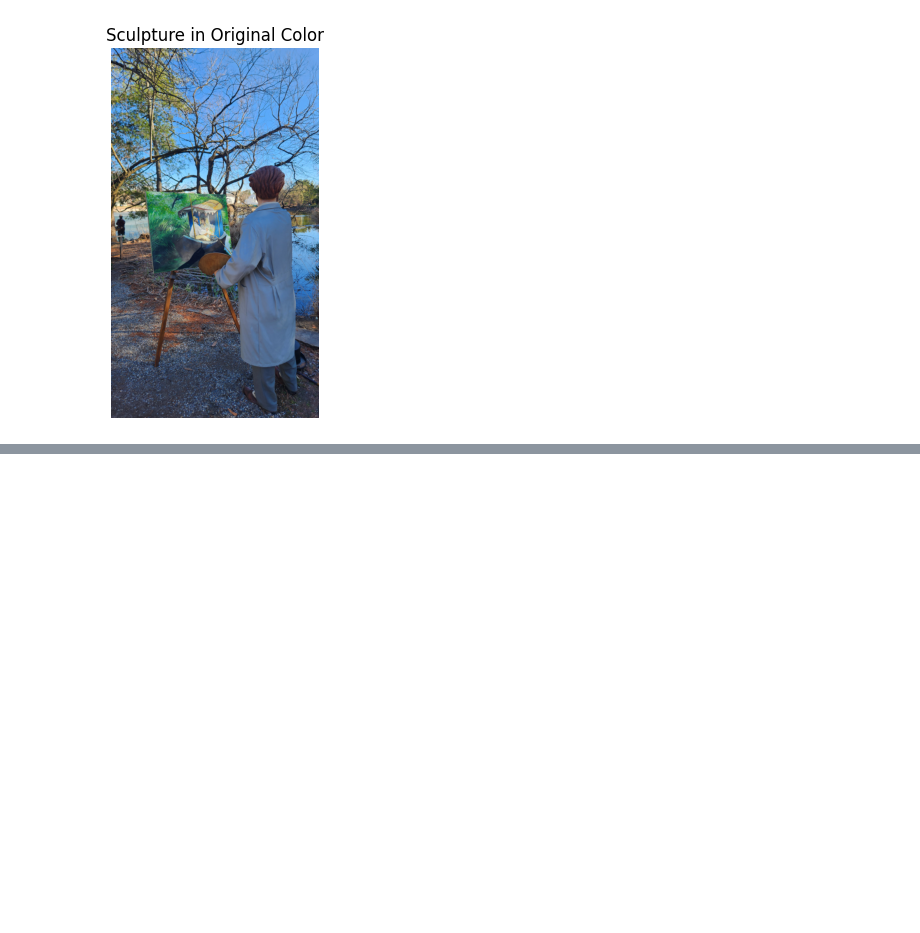
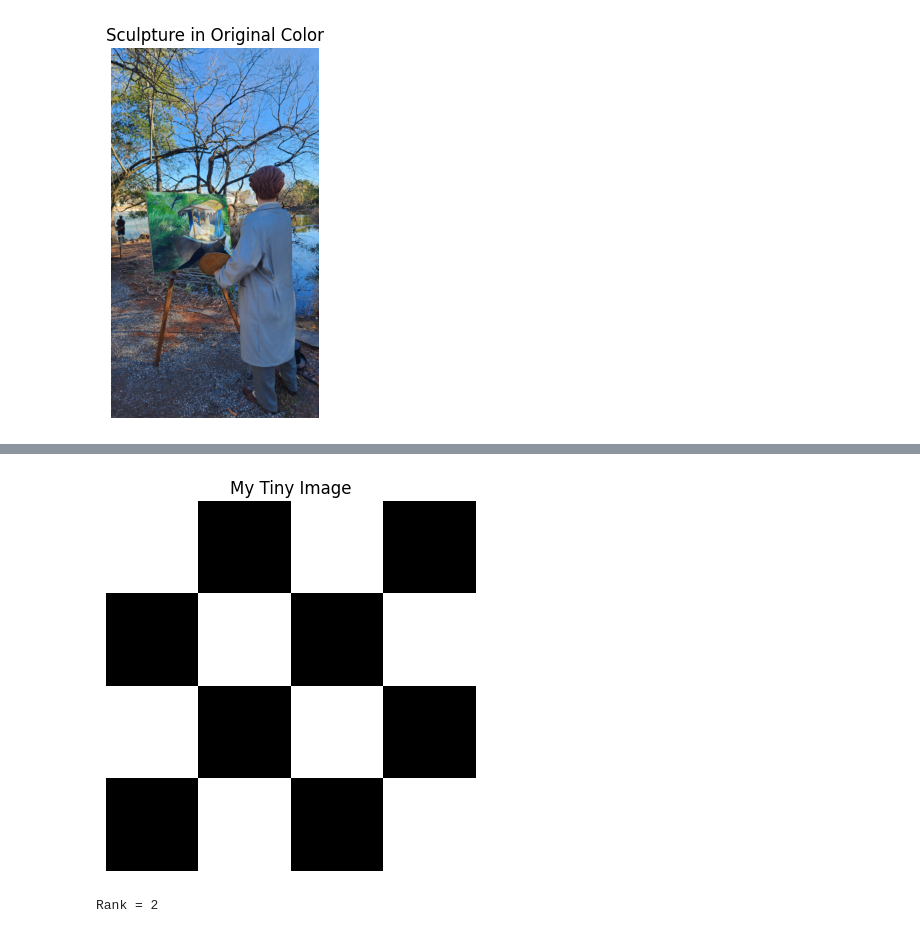
Before and after one commit to TreesaAbraham/svd-image-compression-MATH344L, a Jupyter notebook: notebook/01_image_as_matrix.ipynb, the cells around one changed output, grey strips where cells are left out. Cells and saved outputs as stored; diff of their text form; code cells hidden in the pictures; blank space fills up the shorter version.

```diff
--- a/notebook/01_image_as_matrix.ipynb
+++ b/notebook/01_image_as_matrix.ipynb
@@ -206,0 +250,18 @@ Data Type: uint8
+# %%
+#5
+M = np.array([
+    [1, 0, 1, 0],
+    [0, 1, 0, 1],
+    [1, 0, 1, 0],
+    [0, 1, 0, 1]
+])
+
+plt.imshow(M, cmap="gray", vmin=0, vmax=1)
+plt.title("My Tiny Image")
+plt.axis("off")
+plt.show()
+
+print("Rank =", np.linalg.matrix_rank(M))
+# %% [output]
+[figure, added]
+Rank = 2
```
Also changed, not shown: parts of 7 cells of this notebook.
